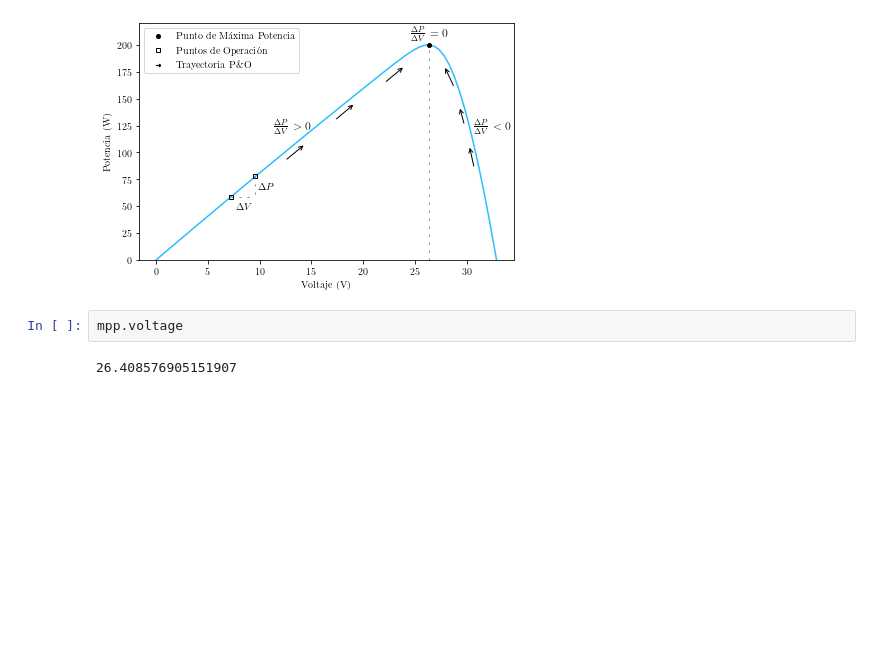
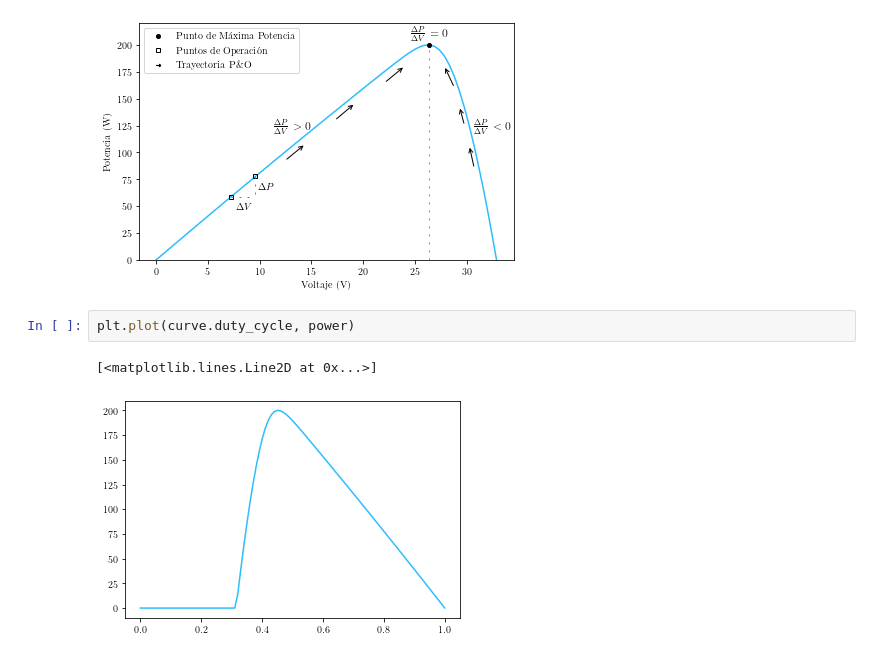
Before and after one commit to balcortex/ddpg_mppt_shading, a Jupyter notebook: src/extras/phd_thesis_figures/08_mppt_po_pv_curve.ipynb, the cells around one changed output. Saved outputs shown, nothing was run; the diff lists cells and outputs as text; blank space fills up the shorter version.

```diff
--- a/src/extras/phd_thesis_figures/08_mppt_po_pv_curve.ipynb
+++ b/src/extras/phd_thesis_figures/08_mppt_po_pv_curve.ipynb
@@ -92,7 +92,8 @@ fig.tight_layout()  # otherwise the right y-label is slightly clipped
 fig.savefig(r'output/ch2_mppt_po_dynamic.pdf', bbox_inches='tight')
 # %% [output]
 [figure]
-# %%
-mpp.voltage
-# %% [output]
-26.408576905151907
+# %%
+plt.plot(curve.duty_cycle, power)
+# %% [output]
+[<matplotlib.lines.Line2D at 0x...>]
+[figure, added]
```
Also changed, not shown: parts of 2 cells of this notebook, 4 other files.
